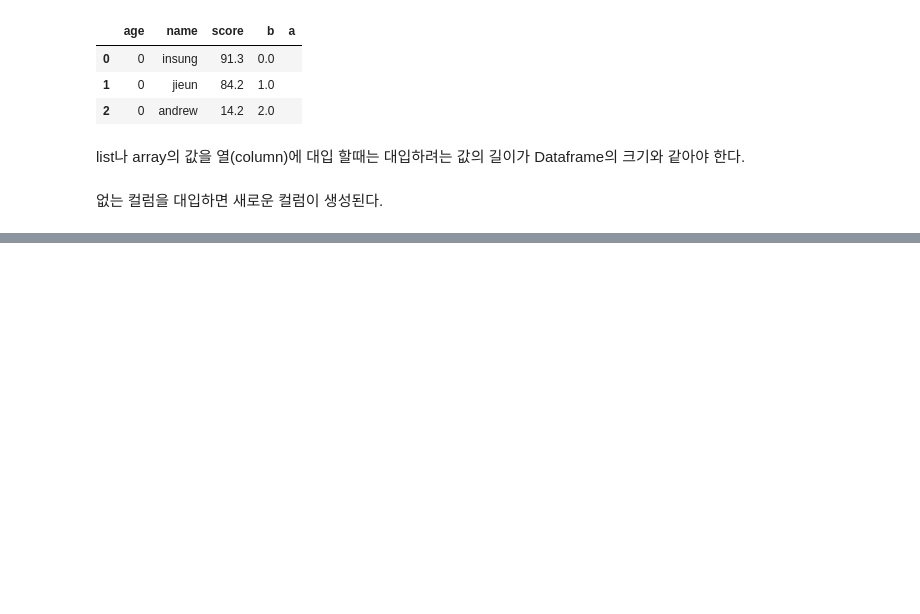
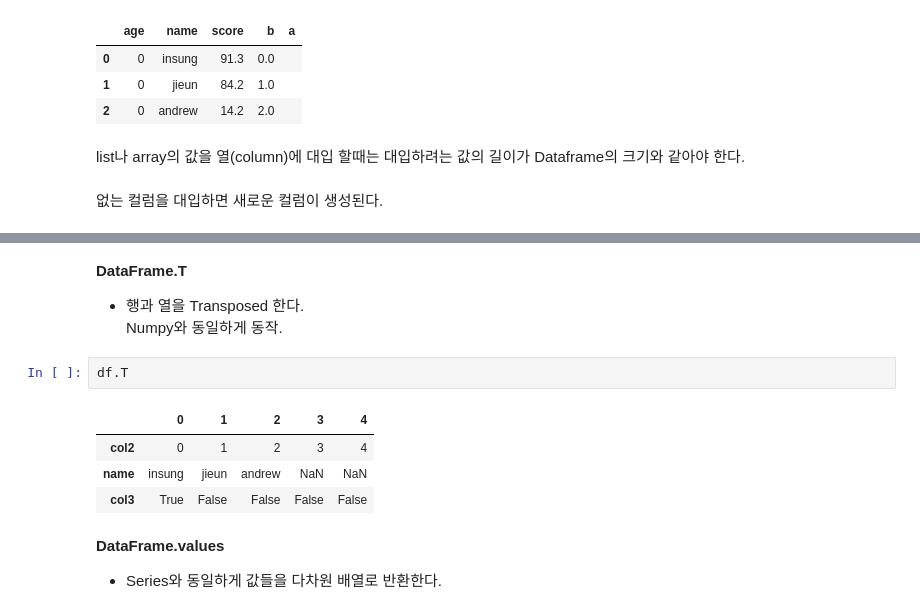
Before and after one commit to NinCastle/Study_Python, a Jupyter notebook: Pandas/Pandas_Basic.ipynb, the cells around one changed output, grey strips where cells are left out. Saved outputs shown, nothing was run; the diff lists cells and outputs as text; blank space fills up the shorter version.

```diff
--- a/Pandas/Pandas_Basic.ipynb
+++ b/Pandas/Pandas_Basic.ipynb
@@ -332,0 +391,14 @@ Dataframe[column] = statement
+# %% [markdown]
+**DataFrame.T**
+* 행과 열을 Transposed 한다.<br>
+Numpy와 동일하게 동작.<br>
+# %%
+df.T
+# %% [output]
+|  | 0 | 1 | 2 | 3 | 4 |
+| col2 | 0 | 1 | 2 | 3 | 4 |
+| name | insung | jieun | andrew | NaN | NaN |
+| col3 | True | False | False | False | False |
+# %% [markdown]
+**DataFrame.values**
+* Series와 동일하게 값들을 다차원 배열로 반환한다.
```
Also changed, not shown: parts of 18 cells of this notebook.
